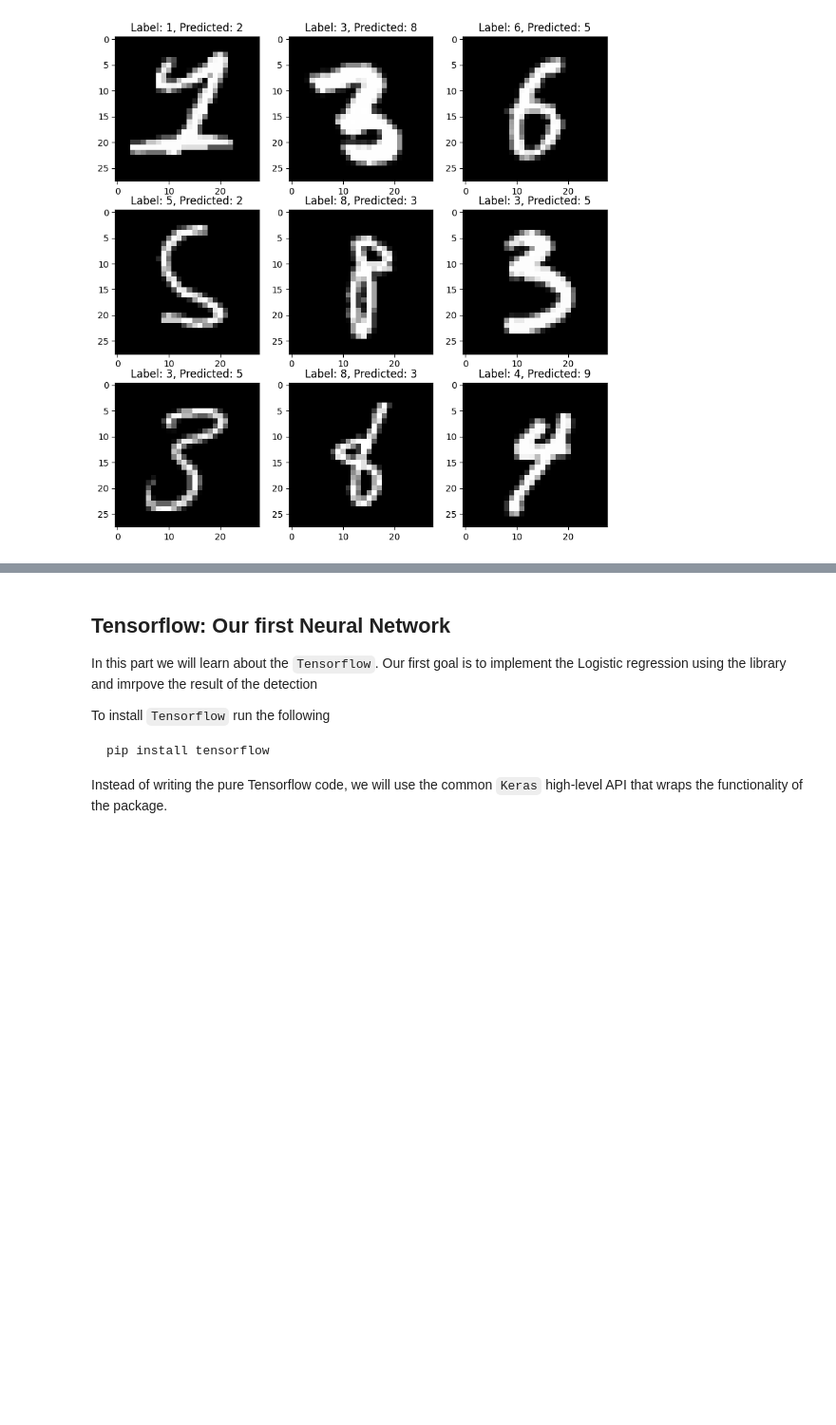
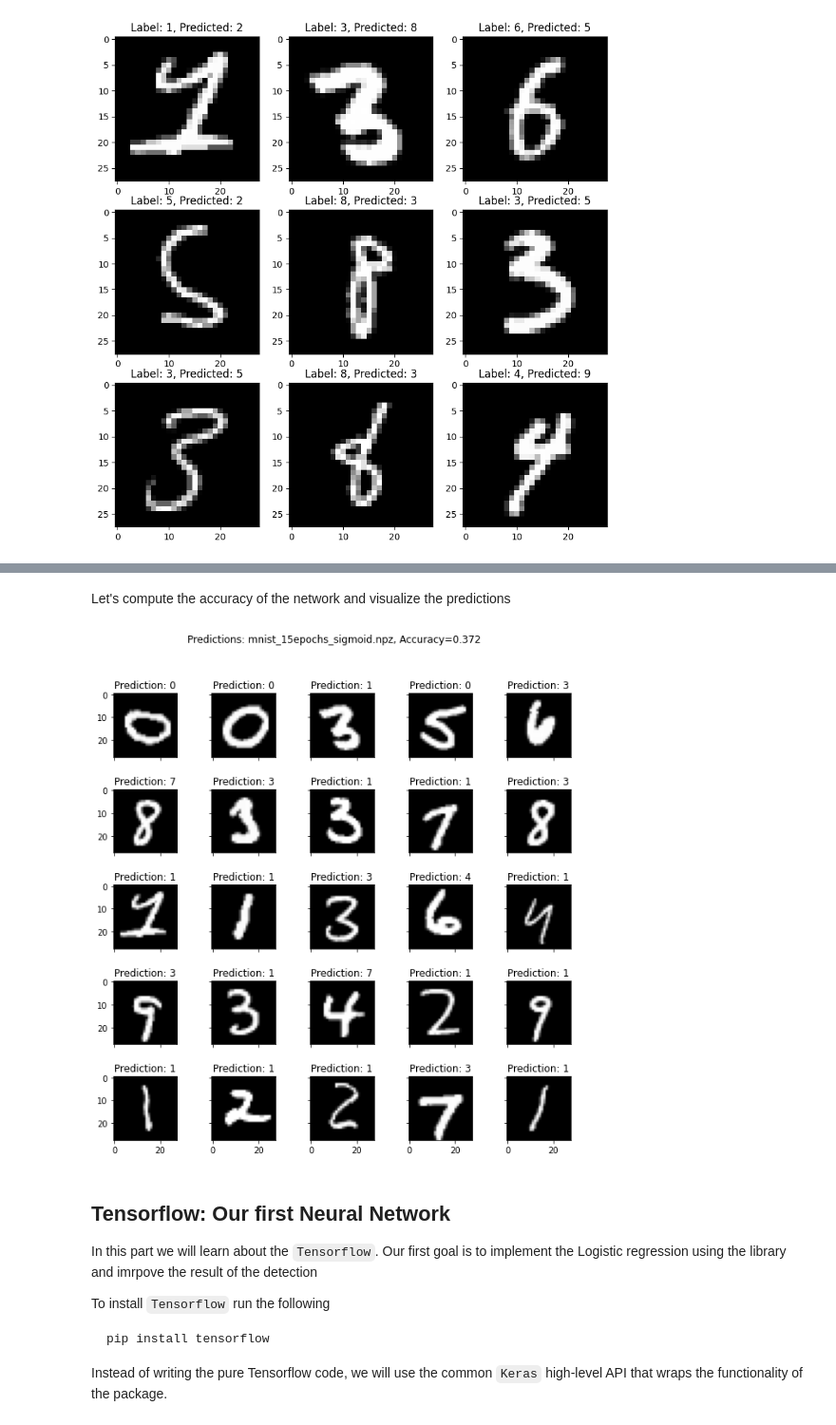
Before and after one commit to borislevant/python4cv, a Jupyter notebook: intro_to_dl_with_mnist.ipynb, the cells around one changed output, grey strips where cells are left out. Shown at 95% size. Drawn from its saved outputs; the diff is of its cells as text; code cells hidden in the pictures; blank space fills up the shorter version.

Commit message:
Add intro_to_dl_with_mnist

```diff
--- a/intro_to_dl_with_mnist.ipynb
+++ b/intro_to_dl_with_mnist.ipynb
@@ -92,8 +93,8 @@ y_test = y.values.ravel()[n_train:]
 # %% [markdown]
 In this part we will rescale the features of the model - dividing it by 255 (the largest possible value of the pixel) to bring everythiong into the range of 0 to 1
 # %%
-X_train = X_train / 255
-X_test = X_test / 255
+X_train = (X_train / 255).astype('float32')
+X_test = (X_test / 255).astype('float32')
 # %%
 clf = linear_model.LogisticRegression(random_state=0).fit(X_train, y_train)
 print(f'Trian accuracy of the model: {clf.score(X_train, y_train)}')
@@ -149,7 +145,0 @@ Remember, that the Logistic regression model is just the weights of the size of
-# %%
-coef = clf.coef_
-fig, ax = plt.subplots(nrows=2, ncols=5, figsize=(15, 7))
-for i in range(2):
-    for j in range(5):
-        ax[i, j].imshow(coef[i*5+j, :].reshape((28, 28)), cmap=plt.cm.RdBu)
-        ax[i, j].set_title(f'Class: {i*5+j}')
@@ -157,0 +318,13 @@ for i in range(2):
+# %%
+from sklearn.preprocessing import OneHotEncoder
+
+def preprocess_labels(y_train, y_test):
+    encoder = OneHotEncoder(sparse=False).fit(y_train.reshape((-1, 1)))
+    return encoder.transform(y_train.reshape((-1, 1))), encoder.transform(y_test.reshape((-1, 1)))
+
+y_train_onehot, y_test_onehot = preprocess_labels(y_train, y_test)
+# %%
+filename = 'mnist_15epochs_sigmoid.npz'
+dnn = DeepNeuralNetwork(sizes=[784, 128, 64, 10], epochs=3, l_rate=0.001)
+dnn.train(X_train, y_train_onehot, X_test, y_test_onehot)
+dnn.serialize(filename)
@@ -158,3 +335,19 @@ for i in range(2):
+# %% [markdown]
+Let's compute the accuracy of the network and visualize the predictions
+# %%
+acc = dnn.compute_accuracy(X_test, y_test_onehot)
+fig = plt.figure(figsize=(10, 10))
+fig.suptitle(f'Predictions: {filename}, Accuracy={acc}')
+gs = fig.add_gridspec(5, 5, hspace=0.5, wspace=0.5)
+ax = gs.subplots(sharex=True, sharey=True)
+for nr in range(5):
+    for nc in range(5):
+        ax[nr, nc].imshow(X_test[nr + 5 * nc].reshape((28, 28)), cmap='gray')
+        prediction = np.argmax(dnn.forward_pass(X_test[nr + 5 * nc]))
+        ax[nr, nc].set_title(f'Prediction: {prediction}')
+plt.show()
+# %% [output]
+[figure, added]
 # %% [markdown]
 ## Tensorflow: Our first Neural Network
 
```
Also changed, not shown: parts of 8 cells of this notebook, 7 other files.
